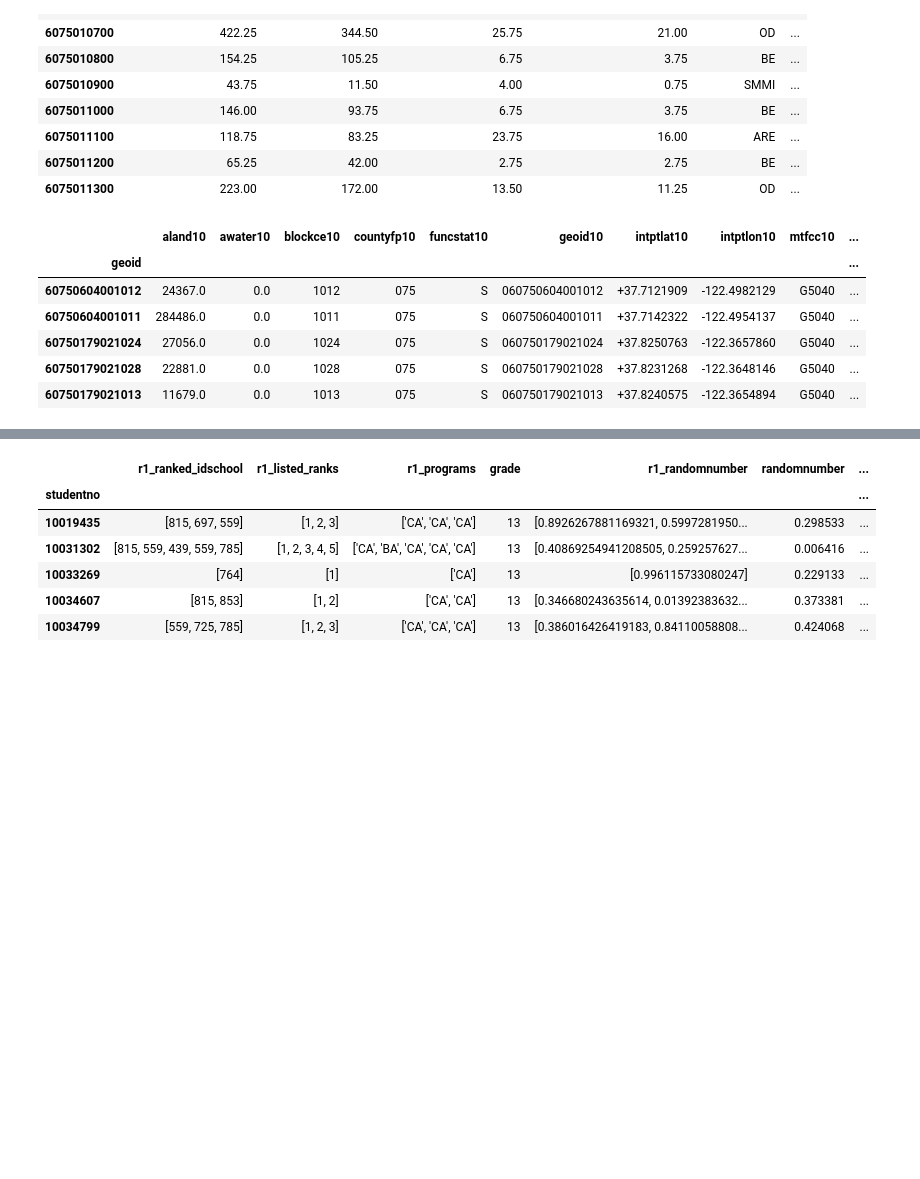
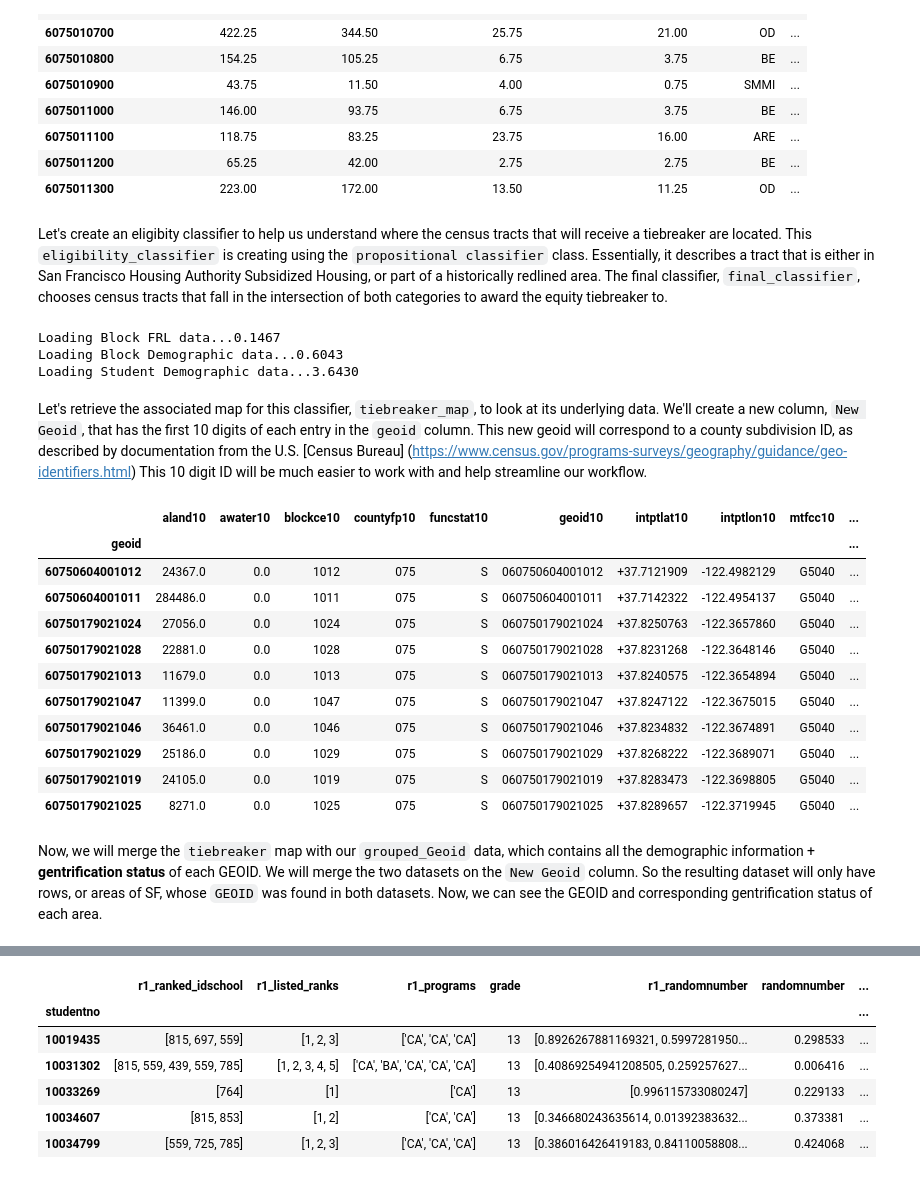
Before and after one commit to 18rberry/Operationalizing-Equity-Tiebreaker-in-SF, a Jupyter notebook: notebooks/Final_Report_Riya.ipynb, the cells around one changed output, grey strips where cells are left out. Saved outputs shown, nothing was run; the diff lists cells and outputs as text; code cells hidden in the pictures; blank space fills up the shorter version.

Commit message:
finalizing Riya Report

````diff
--- a/notebooks/Final_Report_Riya.ipynb
+++ b/notebooks/Final_Report_Riya.ipynb
@@ -143,15 +121,35 @@ grouped_Geoid.head(10)
 | 6075011100 | 118.75 | 83.25 | 23.75 | 16.00 | ARE | ... |
 | 6075011200 | 65.25 | 42.00 | 2.75 | 2.75 | BE | ... |
 | 6075011300 | 223.00 | 172.00 | 13.50 | 11.25 | OD | ... |
+# %% [markdown]
+Let's create an eligibity classifier to help us understand where the census tracts that will receive a tiebreaker are located. This ```eligibility_classifier``` is creating using the ```propositional classifier``` class. Essentially, it describes a tract that is either in San Francisco Housing Authority Subsidized Housing, or part of a historically redlined area. The final classifier, ```final_classifier```, chooses census tracts that fall in the intersection of both categories to award the equity tiebreaker to.
+# %%
+eligibility_classifier = pc.orClassifier(["Housing", "Redline"], binary_var=[0,1])
+final_classifier = pc.andClassifier(["pctBoth"], positive_group="nBoth", eligibility_classifier=eligibility_classifier)
+params = 0.4
+# %% [output]
+Loading Block FRL data...0.1467
+Loading Block Demographic data...0.6043
+Loading Student Demographic data...3.6430
+# %% [markdown]
+Let's retrieve the associated map for this classifier, ```tiebreaker_map```, to look at its underlying data. We'll create a new column, ```New Geoid```, that has the first 10 digits of each entry in the ```geoid``` column. This new geoid will correspond to a county subdivision ID, as described by documentation from the U.S. [Census Bureau] (https://www.census.gov/programs-surveys/geography/guidance/geo-identifiers.html) This 10 digit ID will be much easier to work with and help streamline our workflow.
 # %%
-pc6_map["New Geoid"] = pc6_map.index.astype(str).str[:10].astype(int)
-pc6_map.head(5)
+tiebreaker_map = final_classifier.get_tiebreaker_map(params, "geoid")
+tiebreaker_map["New Geoid"] = tiebreaker_map.index.astype(str).str[:10].astype(int)
+tiebreaker_map.head(10)
 # %% [output]
 |  | aland10 | awater10 | blockce10 | countyfp10 | funcstat10 | geoid10 | intptlat10 | intptlon10 | mtfcc10 | ... |
 | geoid |  |  |  |  |  |  |  |  |  | ... |
 | 60750604001012 | 24367.0 | 0.0 | 1012 | 075 | S | 060750604001012 | +37.7121909 | -122.4982129 | G5040 | ... |
 | 60750604001011 | 284486.0 | 0.0 | 1011 | 075 | S | 060750604001011 | +37.7142322 | -122.4954137 | G5040 | ... |
 | 60750179021024 | 27056.0 | 0.0 | 1024 | 075 | S | 060750179021024 | +37.8250763 | -122.3657860 | G5040 | ... |
 | 60750179021028 | 22881.0 | 0.0 | 1028 | 075 | S | 060750179021028 | +37.8231268 | -122.3648146 | G5040 | ... |
 | 60750179021013 | 11679.0 | 0.0 | 1013 | 075 | S | 060750179021013 | +37.8240575 | -122.3654894 | G5040 | ... |
+| 60750179021047 | 11399.0 | 0.0 | 1047 | 075 | S | 060750179021047 | +37.8247122 | -122.3675015 | G5040 | ... |
+| 60750179021046 | 36461.0 | 0.0 | 1046 | 075 | S | 060750179021046 | +37.8234832 | -122.3674891 | G5040 | ... |
+| 60750179021029 | 25186.0 | 0.0 | 1029 | 075 | S | 060750179021029 | +37.8268222 | -122.3689071 | G5040 | ... |
+| 60750179021019 | 24105.0 | 0.0 | 1019 | 075 | S | 060750179021019 | +37.8283473 | -122.3698805 | G5040 | ... |
+| 60750179021025 | 8271.0 | 0.0 | 1025 | 075 | S | 060750179021025 | +37.8289657 | -122.3719945 | G5040 | ... |
+# %% [markdown]
+Now, we will merge the ```tiebreaker``` map with our ```grouped_Geoid``` data, which contains all the demographic information + **gentrification status** of each GEOID. We will merge the two datasets on the ```New Geoid``` column. So the resulting dataset will only have rows, or areas of SF, whose ```GEOID``` was found in both datasets. Now, we can see the GEOID and corresponding gentrification status of each area.
 # %%
````
Also changed, not shown: parts of 48 cells of this notebook, 3 other files.
